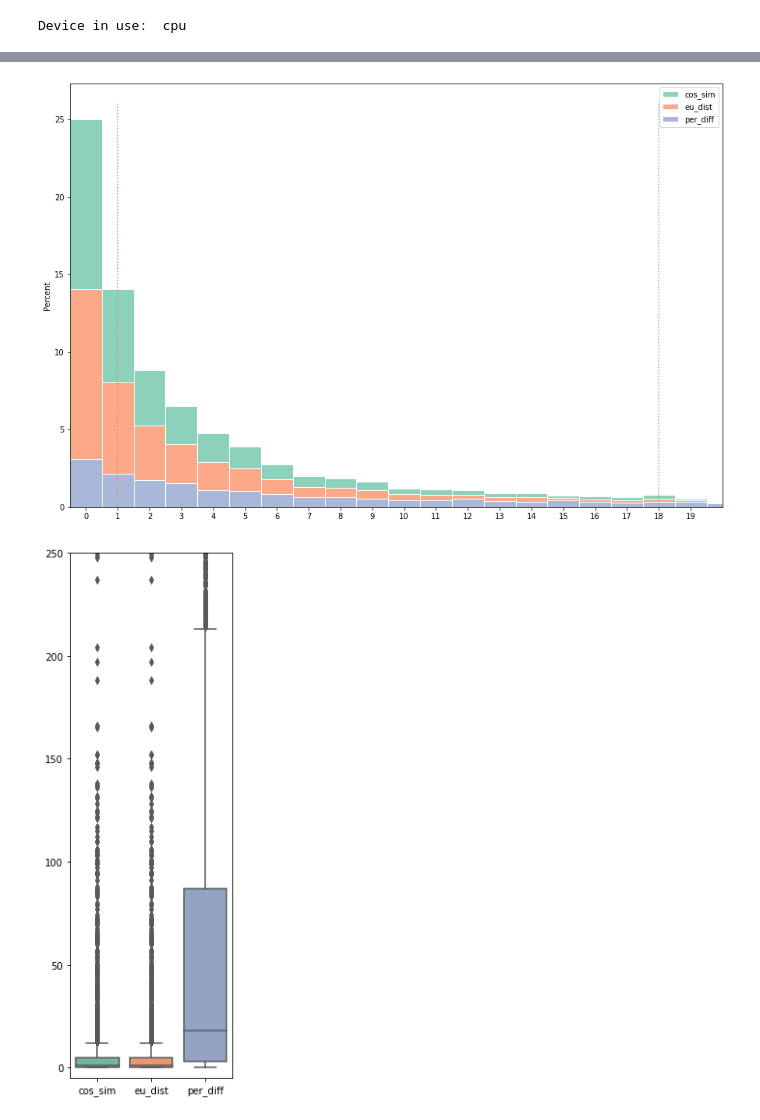
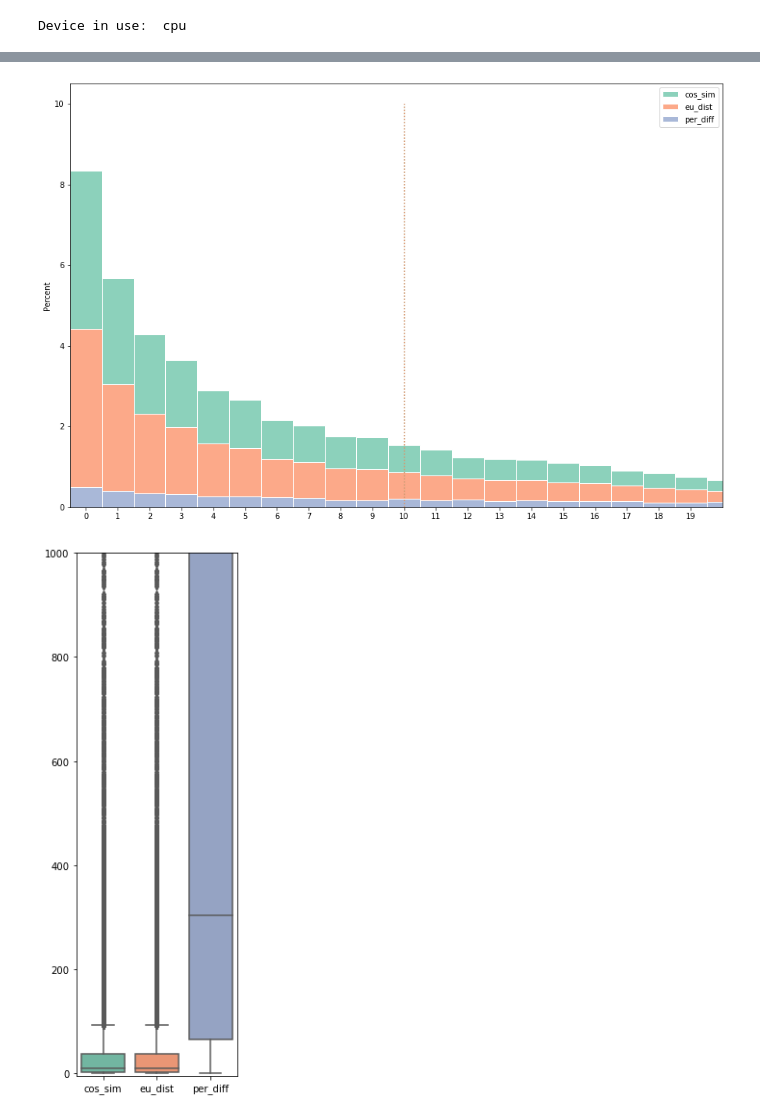
Before and after one commit to ChristopherAbram/SpecVAE, a Jupyter notebook: notebook/specvae-13-ranked-score.ipynb, the cells around one changed output, grey strips where cells are left out. Cells and saved outputs as stored; diff of their text form; code cells hidden in the pictures.

```diff
--- a/notebook/specvae-13-ranked-score.ipynb
+++ b/notebook/specvae-13-ranked-score.ipynb
@@ -22,3 +11,11 @@ modelpath = "d:\\Workspace\\SpecVAE\\.model\\MoNA\\betavae_capacity_nextron\\bet
+# %%
+# Parameters
+dataset = 'MoNA'
+# modelpath = "/home/krzyja/Workspace/SpecVAE/.model/MoNA/betavae_capacity/betavae_capacity_20-800-200-50-3-50-200-800-20_01 (24-12-2021_01-50-12)"
+modelpath = "/home/krzyja/Workspace/SpecVAE/.model/MoNA/betavae_capacity/betavae_capacity_100-400-100-3-400-100_01 (24-12-2021_11-06-17)"
+# modelpath = "/home/krzyja/Workspace/SpecVAE/.model/HMDB/betavae_capacity/betavae_capacity_20-400-200-50-2-50-200-400-20_01 (24-12-2021_19-40-39)"
+# modelpath = "/home/krzyja/Workspace/SpecVAE/.model/MoNA/jointvae_capacity/jointvae_capacity_100-1600-200-50-3-50-200-1600-100_01 (26-12-2021_20-45-17)"
+# modelpath = "/home/krzyja/Workspace/SpecVAE/.model/HMDB/jointvae_capacity/jointvae_capacity_100-400-200-50-2-50-200-400-100_01 (16-01-2022_09-35-35)"
 # %%
 device, cpu = utils.device(use_cuda=False)
 # %% [output]
@@ -86,7 +83,7 @@ SpecVEA(
   (loss): VAELoss()
 )
 # %%
-data = preload_data_as_tensor(model, df, n=5000)
+data = preload_data_as_tensor(model, df, n=20000)
 # %%
 data = evaluate_model(model, df, data)
 # %% [output]
@@ -144,15 +143,14 @@ from matplotlib.cm import get_cmap
 
 xlim = 20
 cm = get_cmap('Set2')
-scores = pd.DataFrame(data={'cos_sim': cs_r, 'eu_dist': eu_r, 'per_diff': pd_r})
 
 fig, ax = plt.subplots(figsize=(15, 10))
 ax = sns.histplot(data=scores, multiple='stack', stat='percent', discrete=True, edgecolor='white', linewidth=1., ax=ax, palette='Set2')
 ax.set_xlim(-0.5, xlim)
 
 t = ax.set_xticks(np.arange(0, xlim, dtype=int))
-_ = ax.vlines(x=np.median(cs_r), ymin=0, ymax=26, ls=':', colors=cm(0), label='median - cos_sim')
-_ = ax.vlines(x=np.median(eu_r), ymin=0, ymax=26, ls=':', colors=cm(1), label='median - eu_dist')
-_ = ax.vlines(x=np.median(pd_r), ymin=0, ymax=26, ls=':', colors=cm(2), label='median - per_diff')
+_ = ax.vlines(x=np.median(cs_r), ymin=0, ymax=10, ls=':', colors=cm(0), label='median - cos_sim')
+_ = ax.vlines(x=np.median(eu_r), ymin=0, ymax=10, ls=':', colors=cm(1), label='median - eu_dist')
+_ = ax.vlines(x=np.median(pd_r), ymin=0, ymax=10, ls=':', colors=cm(2), label='median - per_diff')
 # %% [output]
-[figure, old version]
+[figure, new version]
@@ -159,7 +159,7 @@ _ = ax.vlines(x=np.median(pd_r), ymin=0, ymax=26, ls=':', colors=cm(2), label='m
 # %%
 fig, ax = plt.subplots(figsize=(3, 10))
 ax = sns.boxplot(data=scores, ax=ax, orient='v', palette='Set2')
 # _ = ax.set_yscale('log')
-_ = ax.set_ylim(-5, 250)
+_ = ax.set_ylim(-5, 1000)
 # %% [output]
-[figure, old version]
+[figure, new version]
```
Also changed, not shown: parts of 14 cells of this notebook, 22 other files.
